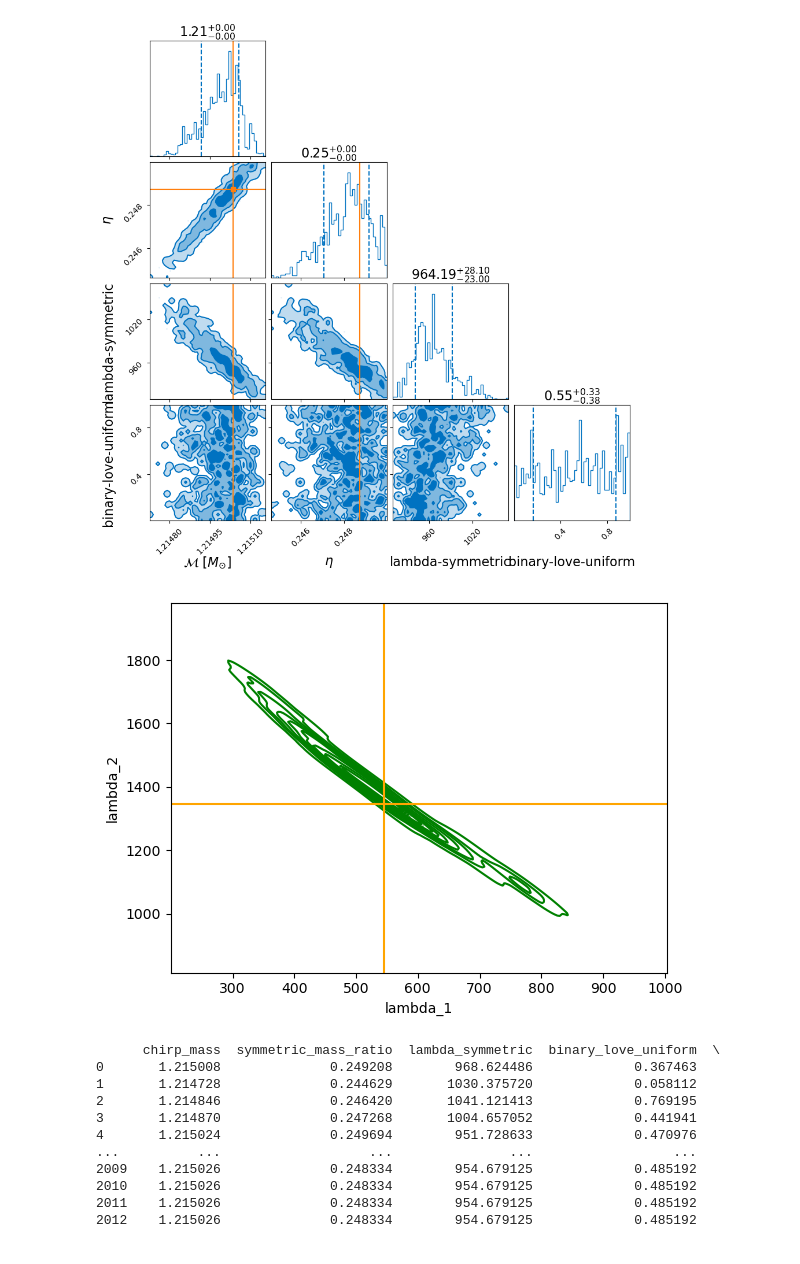
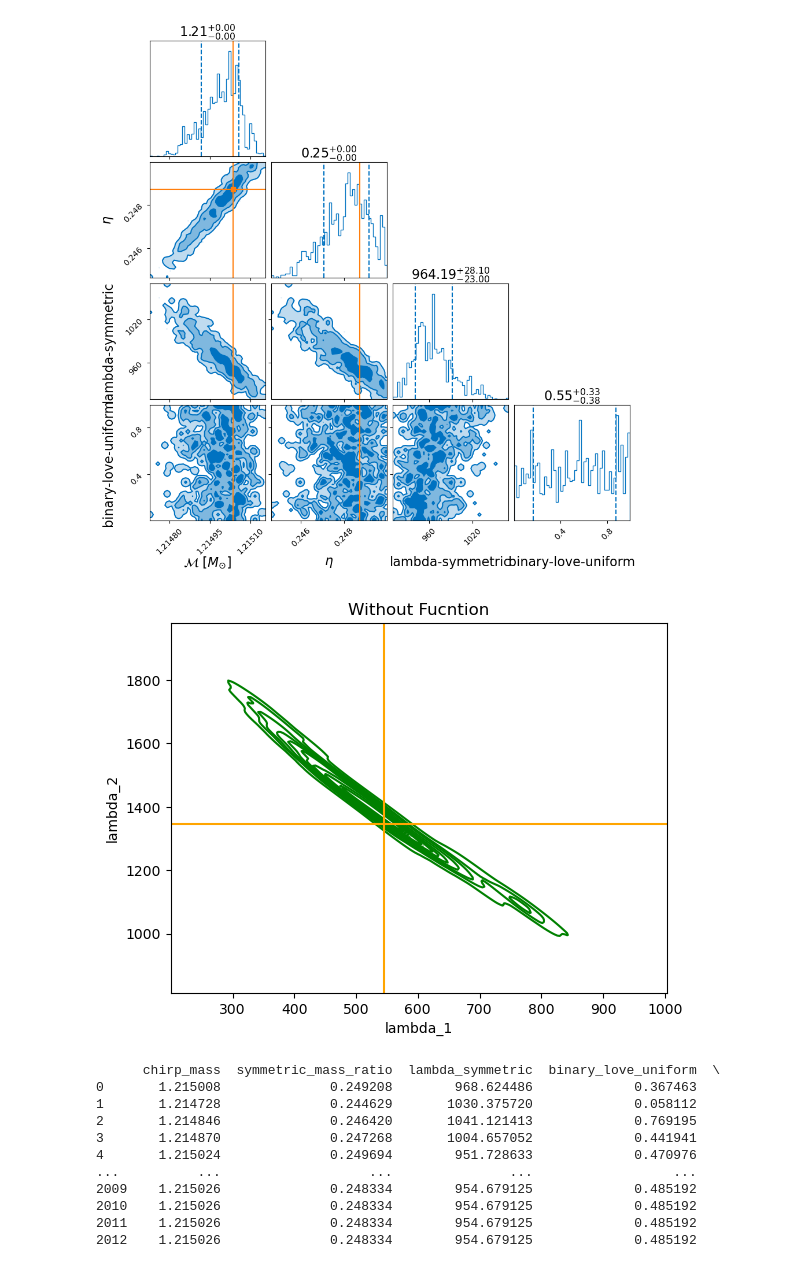
Before and after one commit to daniellmarc/Binary_Love, a Jupyter notebook: binary_love_Symm/Binary_love_Symm.ipynb, the cells around one changed output. Drawn from its saved outputs; the diff is of its cells as text; code cells hidden in the pictures.

```diff
--- a/binary_love_Symm/Binary_love_Symm.ipynb
+++ b/binary_love_Symm/Binary_love_Symm.ipynb
@@ -257,16 +251,20 @@ ln_bayes_factor: 1312.859 +/-  0.412
 # print(result.posterior['lambda_2'])
 # %%
 sns.kdeplot( x=result.posterior['lambda_1'], y=result.posterior['lambda_2'],color = 'green', label='Binary_love_&_LambdaSymm')
+
+
+# title
+plt.title('Without Fucntion')
 
 #lambda 2 y
 plt.axhline(y=result.injection_parameters['lambda_2'], color="orange", linestyle="-")
 #lambda 2 x
 plt.axvline(x= result.injection_parameters['lambda_1'], color="orange")
 #Add the point
 plt.scatter(result.injection_parameters['lambda_1'], result.injection_parameters['lambda_2'],color = 'orange')
 plt.show()
 # %% [output]
-[figure, old version]
+[figure, new version]
 # %%
 # Wanted to see if the result of lambda_antisymmetric and lambda_symmetric exists
 print(result.posterior)
```
Also changed, not shown: parts of 3 cells of this notebook.
